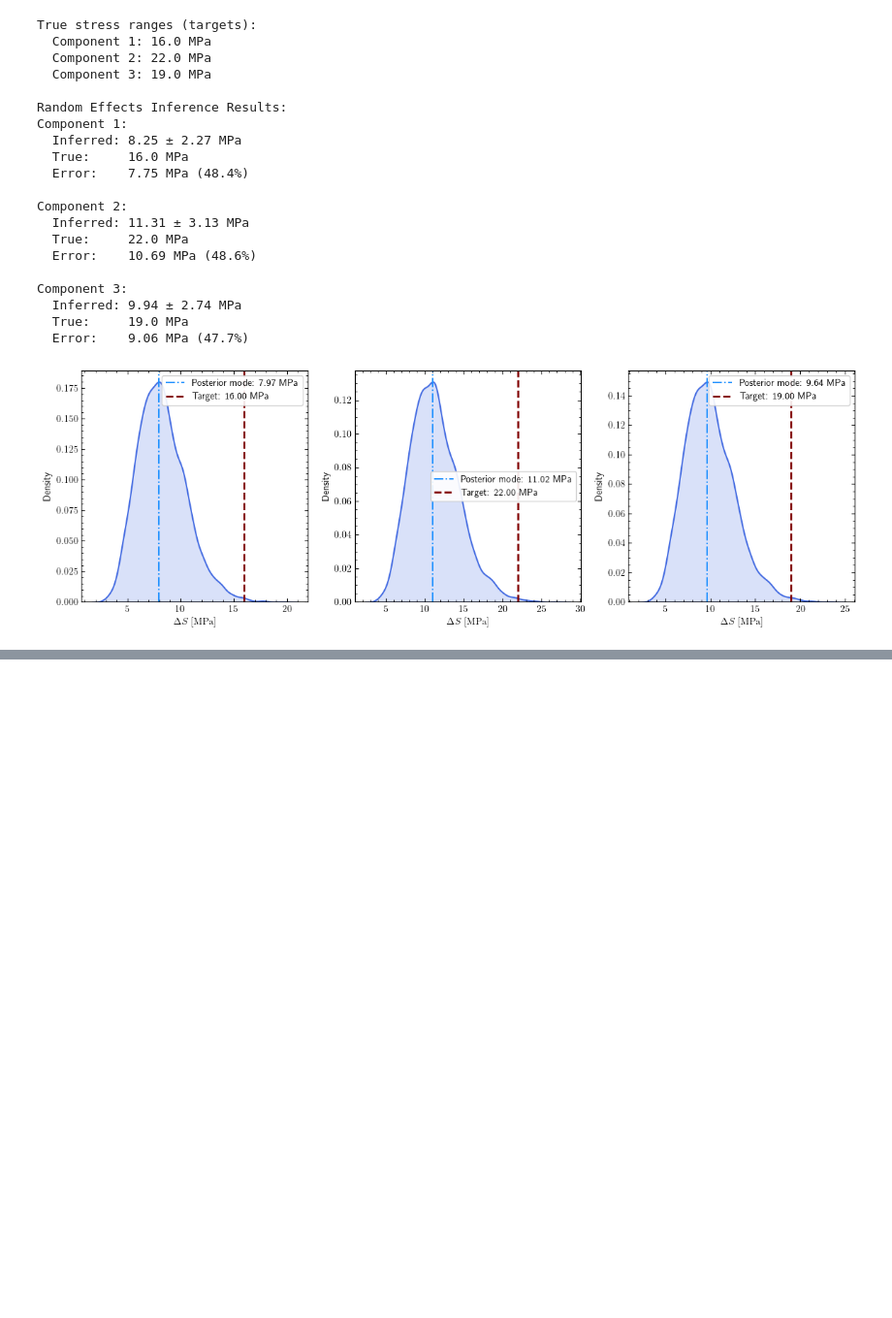
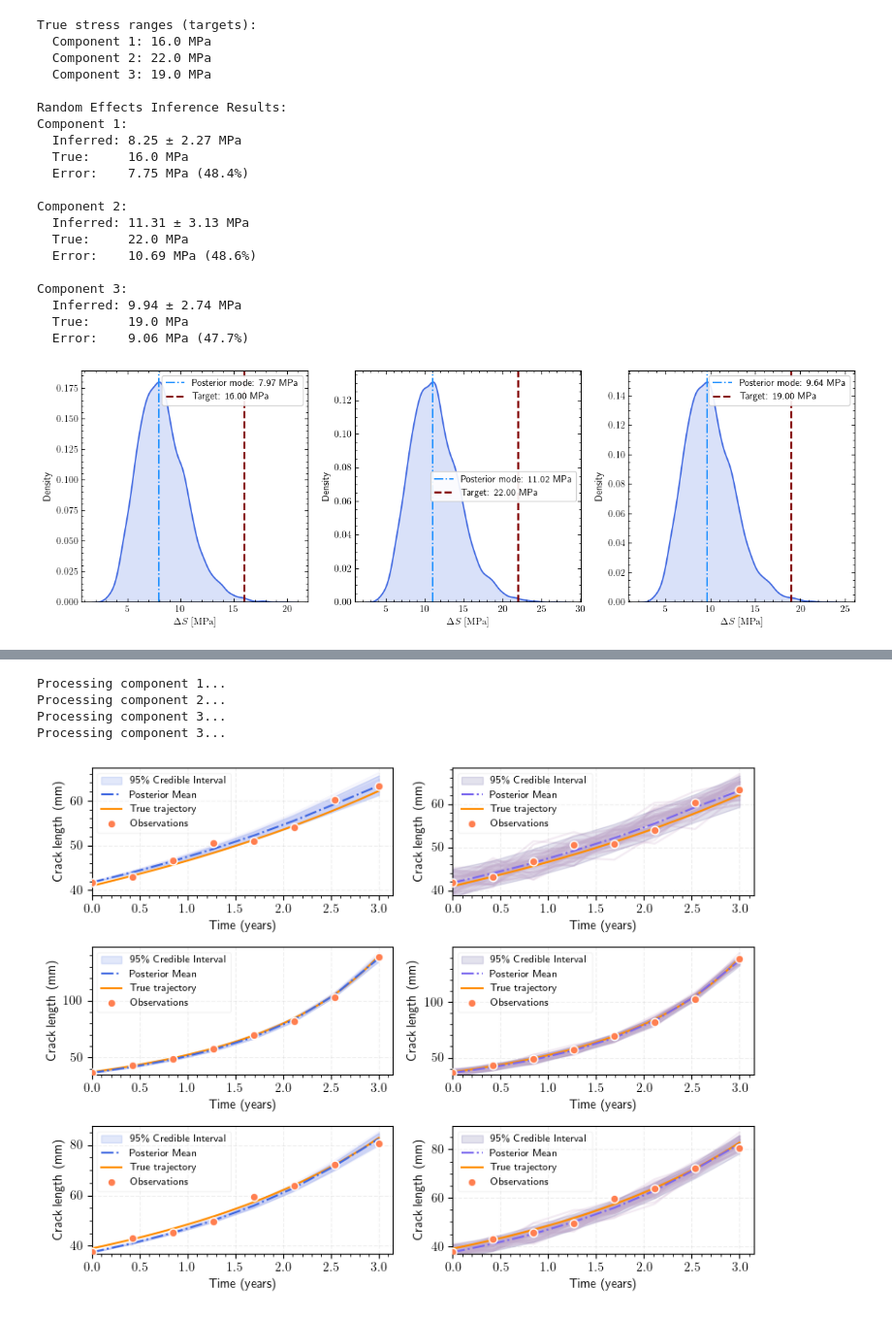
Before and after one commit to nsilionis/hierarchical-crack-growth-monitoring, a Jupyter notebook: notebooks/demo_classic_fatigue.ipynb, the cells around one changed output, grey strips where cells are left out. Shown at 97% size. Cells and saved outputs as stored; diff of their text form; code cells hidden in the pictures; blank space fills up the shorter version.

Commit message:
Enhanced results demonstration.

```diff
--- a/notebooks/demo_classic_fatigue.ipynb
+++ b/notebooks/demo_classic_fatigue.ipynb
@@ -962,0 +999,61 @@ Component 3:
+# %%
+# Demonstration of the refactored MTL visualization function
+# The function now takes pre-computed posterior predictions as input
+# instead of generating them internally from the model
+
+from src.visualisation import plot_posterior_predictive_mtl
+
+# Step 1: Generate posterior predictions for all components
+# Using the MTL model and controlled data from earlier in the notebook
+
+# Generate predictions for each component separately
+posterior_predictions_list = []
+true_times_list = []
+true_crack_lengths_list = []
+observed_times_list = []
+observed_crack_lengths_list = []
+
+n_components = len(uniform_observations['times'])
+
+for i in range(n_components):
+    print(f"Processing component {i+1}...")
+
+    # Generate posterior predictions for this component
+    predictions = mtl_model.generate_posterior_predictive(
+        component_idx=i,  # Component index to predict
+        num_samples=500,  # Reduced for demo speed
+        Y=1.12,           # Geometry factor
+        navg=2.8e6,       # Average cycles per year
+        random_seed=42
+    )
+
+    posterior_predictions_list.append(predictions)
+
+    # Extract the true and observed data for this component
+    # Use the correct data structure access patterns
+    true_times_list.append(controlled_data['times'])
+    true_crack_lengths_list.append(controlled_data['crack_lengths'][i])
+    observed_times_list.append(uniform_observations['times'][i])
+    observed_crack_lengths_list.append(uniform_observations['noisy_crack_lengths'][i])
+
+
+# Step 2: Use the refactored visualization function
+# This demonstrates the new interface pattern that separates prediction generation from visualization
+
+# Plot predictions (showing model predictions vs true trajectories)
+fig1, ax1, stats1 = plot_posterior_predictive_mtl(
+    posterior_predictions_list=posterior_predictions_list,
+    true_times_list=true_times_list,
+    true_crack_lengths_list=true_crack_lengths_list,
+    observed_times_list=observed_times_list,
+    observed_crack_lengths_list=observed_crack_lengths_list,
+    max_samples=50,
+    figsize=(8., 6.),
+    save_fig_name="mtl_posterior_predictive_comprehensive.pdf"
+)
+# %% [output]
+Processing component 1...
+Processing component 2...
+Processing component 3...
+Processing component 3...
+[figure, added]
```
Also changed, not shown: parts of 2 cells of this notebook.
